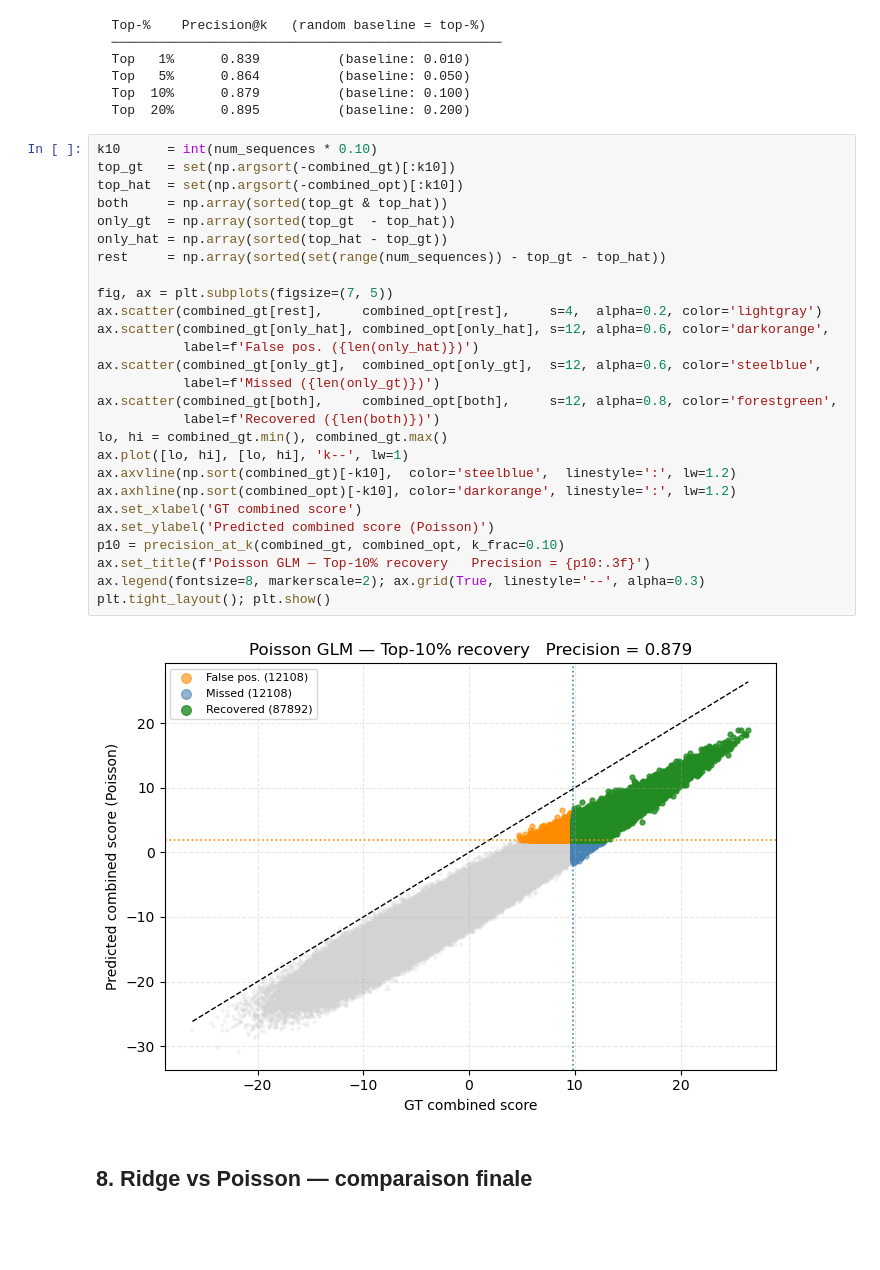
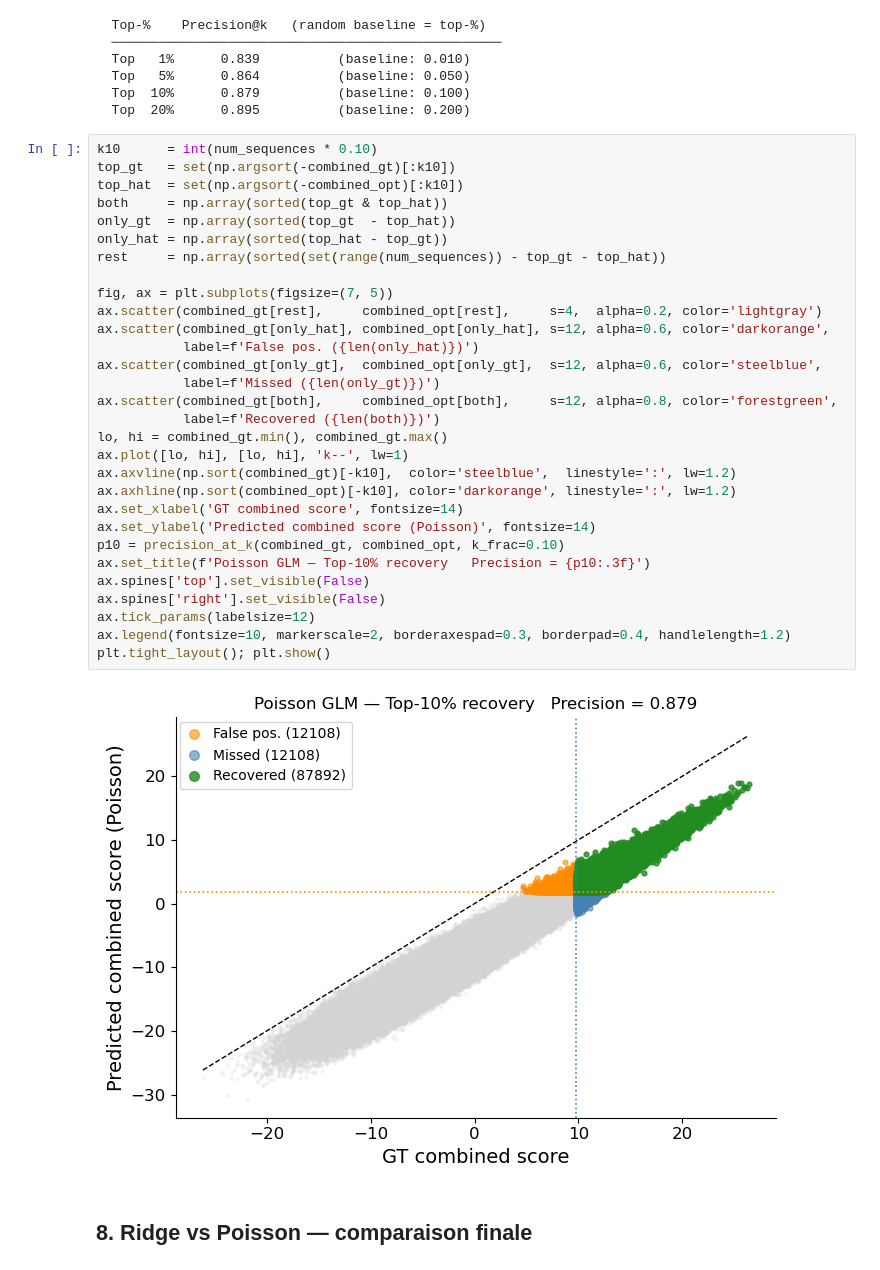
Before and after one commit to merlin-cc/Directed-Evolution-loop, a Jupyter notebook: Poisson_regression_for_linear_model.ipynb, the cells around one changed output. Drawn from its saved outputs; the diff is of its cells as text; blank space fills up the shorter version.

```diff
--- a/Poisson_regression_for_linear_model.ipynb
+++ b/Poisson_regression_for_linear_model.ipynb
@@ -427,32 +481,35 @@ for frac in fracs:
 # %%
 k10      = int(num_sequences * 0.10)
 top_gt   = set(np.argsort(-combined_gt)[:k10])
 top_hat  = set(np.argsort(-combined_opt)[:k10])
 both     = np.array(sorted(top_gt & top_hat))
 only_gt  = np.array(sorted(top_gt  - top_hat))
 only_hat = np.array(sorted(top_hat - top_gt))
 rest     = np.array(sorted(set(range(num_sequences)) - top_gt - top_hat))
 
 fig, ax = plt.subplots(figsize=(7, 5))
 ax.scatter(combined_gt[rest],     combined_opt[rest],     s=4,  alpha=0.2, color='lightgray')
 ax.scatter(combined_gt[only_hat], combined_opt[only_hat], s=12, alpha=0.6, color='darkorange',
            label=f'False pos. ({len(only_hat)})')
 ax.scatter(combined_gt[only_gt],  combined_opt[only_gt],  s=12, alpha=0.6, color='steelblue',
            label=f'Missed ({len(only_gt)})')
 ax.scatter(combined_gt[both],     combined_opt[both],     s=12, alpha=0.8, color='forestgreen',
            label=f'Recovered ({len(both)})')
 lo, hi = combined_gt.min(), combined_gt.max()
 ax.plot([lo, hi], [lo, hi], 'k--', lw=1)
 ax.axvline(np.sort(combined_gt)[-k10],  color='steelblue',  linestyle=':', lw=1.2)
 ax.axhline(np.sort(combined_opt)[-k10], color='darkorange', linestyle=':', lw=1.2)
-ax.set_xlabel('GT combined score')
-ax.set_ylabel('Predicted combined score (Poisson)')
+ax.set_xlabel('GT combined score', fontsize=14)
+ax.set_ylabel('Predicted combined score (Poisson)', fontsize=14)
 p10 = precision_at_k(combined_gt, combined_opt, k_frac=0.10)
 ax.set_title(f'Poisson GLM — Top-10% recovery   Precision = {p10:.3f}')
-ax.legend(fontsize=8, markerscale=2); ax.grid(True, linestyle='--', alpha=0.3)
+ax.spines['top'].set_visible(False)
+ax.spines['right'].set_visible(False)
+ax.tick_params(labelsize=12)
+ax.legend(fontsize=10, markerscale=2, borderaxespad=0.3, borderpad=0.4, handlelength=1.2)
 plt.tight_layout(); plt.show()
 # %% [output]
-[figure, old version]
+[figure, new version]
 # %% [markdown]
 ## 8. Ridge vs Poisson — comparaison finale
 # %%
```
Also changed, not shown: parts of 9 cells of this notebook, 1 other file.
